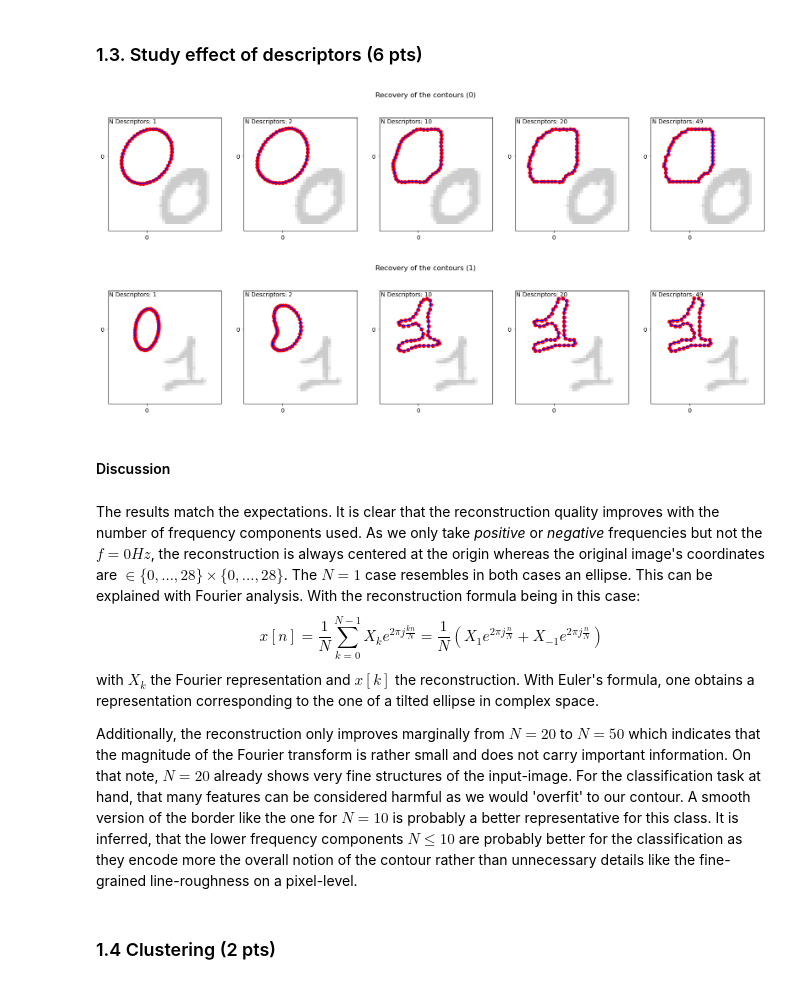
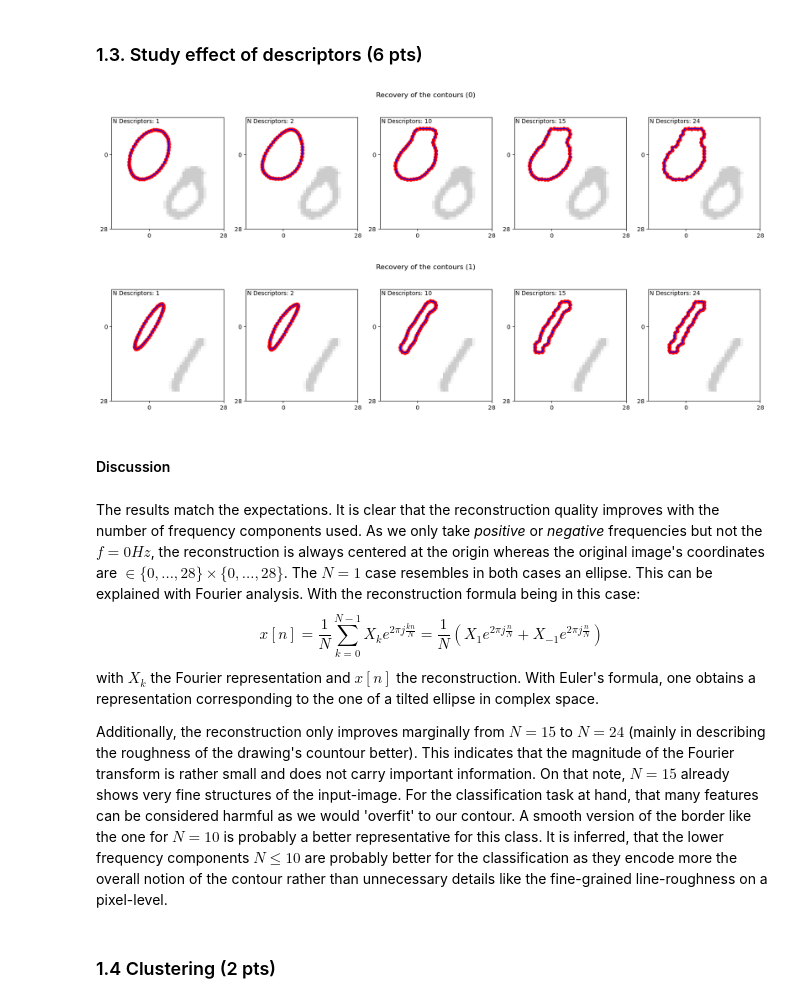
Before and after one commit to beckersven/iapr, a Jupyter notebook: labs/lab_02_object_description.ipynb, the cells around one changed output. Saved outputs shown, nothing was run; the diff lists cells and outputs as text; code cells hidden in the pictures.

```diff
--- a/labs/lab_02_object_description.ipynb
+++ b/labs/lab_02_object_description.ipynb
@@ -182,25 +191,20 @@ import matplotlib.pyplot as plt
 N = 50 # Random guess
 
 def get_descriptors(img, N=N):
-
-
-
     # Extract contours (on which we will sample the descriptors)
-    contours, hierarchy = cv2.findContours(img, cv2.RETR_CCOMP, cv2.CHAIN_APPROX_NONE)
-
-    # We anted biggest contour ()
+    contours, _ = cv2.findContours(img, cv2.RETR_CCOMP, cv2.CHAIN_APPROX_NONE)
+    # We want biggest contour
     contour = max(contours, key=lambda x: cv2.contourArea(x))
     x = [pt[0][0] for pt in contour]
     y = [pt[0][1] for pt in contour]
-
+    # Close contour
     x.append(x[0])
     y.append(y[0])
-
-
-    #
+    # Enforce equidistance (as points are sometimes diagonal [dist=1.41] and otherwise next [dist=1] to each other)
     distance = np.cumsum(np.sqrt( np.ediff1d(x, to_begin=0)**2 + np.ediff1d(y, to_begin=0)**2 ))
-
     f = interpolate.interp1d(distance, np.array([x,y]),kind="linear")
+    # Sample linearly points on previously defined polygon-contour from start (0) to end (distance[-1])
+    # (sample N+1 points but only keep the first N to 'close the loop' without duplications)
     xnew,ynew = f(np.linspace(0, distance[-1], N+1))
     xnew,ynew = xnew[:-1],ynew[:-1]
     descriptors = []
@@ -209,15 +213,11 @@ def get_descriptors(img, N=N):
     return descriptors
 
 # Check first 10 descriptors of a test image (just to check that your pipeline works well)
-
-
-desc = np.array(get_descriptors(scaled_images_ones[0], N))[:]
-# for i in range(10):
-#     print(np.abs(desc[i] - desc[i+1]))
+desc = np.array(get_descriptors(ones[0], N))[:10]
 ax = plt.gca()
 ax.set_aspect('equal', adjustable='box')
 plt.axis("off")
 plt.scatter(desc.real, desc.imag, color="r")
-plt.imshow(scaled_images_ones[0], alpha=0.5, cmap="binary")
+plt.imshow(ones[0], alpha=0.5, cmap="binary")
 # %% [output]
 <matplotlib.image.AxesImage at 0x...>
@@ -230,10 +231,10 @@ TODO
 ### 1.3. Study effect of descriptors (6 pts)
 # %%
 # Define increasing set sizes of the descriptors. You can also change these numbers.
-descr_set_sizes = [1, 2, 10, 20, 49]
+descr_set_sizes = [1, 2, 10, 15, 24]
 
 # Define images for which you will show the recovery. You can also change the indexes.
-zero = zeros_im[5]
-one = ones_im[5]
+zero = zeros_im[0]
+one = ones_im[0]
 # %%
 from scipy.fft import fft, fftfreq, ifft
@@ -274,47 +276,47 @@ for i in range(0,  5):
     axes[i].set_xlim(-14,27)
     axes[i].set_ylim(-14,27)
     axes[i].invert_yaxis()
-    axes[i].set_xticks([0])
-    axes[i].set_yticks([0])
+    axes[i].set_xticks([0,28])
+    axes[i].set_yticks([0,28])
     axes[i].text(.01, .99, 'N Descriptors: {}'.format(descr_set_sizes[i]), ha='left', va='top', transform=axes[i].transAxes)
     axes[i].imshow(zero, alpha=0.2, cmap="binary")
 
 
 
 
 fig.suptitle("Recovery of the contours (0)")
 fig, axes = plt.subplots(1, 5, figsize=(20, 4))
 # Plot recovery for a one image
 for i in range(0,  5):
      # TODO
     axes[i].scatter(one_desc_recovered[i].real, one_desc_recovered[i].imag, color="r")
     axes[i].plot(one_desc_recovered[i].real, one_desc_recovered[i].imag, '-b')
     axes[i].set_aspect('equal')
     axes[i].set_xlim(-14,27)
     axes[i].set_ylim(-14,27)
     axes[i].invert_yaxis()
-    axes[i].set_xticks([0])
-    axes[i].set_yticks([0])
+    axes[i].set_xticks([0,28])
+    axes[i].set_yticks([0,28])
     axes[i].text(.01, .99, 'N Descriptors: {}'.format(descr_set_sizes[i]), ha='left', va='top', transform=axes[i].transAxes)
     axes[i].imshow(one, alpha=0.2, cmap="binary")
 
 
 
 
 
 
 fig.suptitle("Recovery of the contours (1)")
 plt.show()
 # %% [output]
-[figure, old version]
+[figure, new version]
-[figure, old version]
+[figure, new version]
 # %% [markdown]
 #### Discussion
 # %% [markdown]
 The results match the expectations. It is clear that the reconstruction quality improves with the number of frequency components used. As we only take *positive* or *negative* frequencies but not the $f=0Hz$, the reconstruction is always centered at the origin whereas the original image's coordinates are $\in\{0,...,28\}\times \{0,...,28\}$. The $N=1$ case resembles in both cases an ellipse. This can be explained with Fourier analysis. With the reconstruction formula being in this case: $$x[n]=\frac{1}{N}\sum_{k=0}^{N-1} X_k e^{2\pi j \frac{kn}{N}}=\frac{1}{N}\left(X_1 e^{2\pi j \frac{n}{N}} + X_{-1} e^{2\pi j \frac{n}{N}} \right)$$
-with $X_k$ the Fourier representation and $x[k]$ the reconstruction. With Euler's formula, one obtains a representation corresponding to the one of a tilted ellipse in complex space.
+with $X_k$ the Fourier representation and $x[n]$ the reconstruction. With Euler's formula, one obtains a representation corresponding to the one of a tilted ellipse in complex space.
 
-Additionally, the reconstruction only improves marginally from $N=20$ to $N=50$ which indicates that the magnitude of the Fourier transform is rather small and does not carry important information. On that note, $N=20$ already shows very fine structures of the input-image. For the classification task at hand, that many features can be considered harmful as we would 'overfit' to our contour. A smooth version of the border like the one for $N=10$ is probably a better representative for this class. It is inferred, that the lower frequency components $N\le10$ are probably better for the classification as they encode more the overall notion of the contour rather than unnecessary details like the fine-grained line-roughness on a pixel-level.
+Additionally, the reconstruction only improves marginally from $N=15$ to $N=24$ (mainly in describing the roughness of the drawing's countour better). This indicates that the magnitude of the Fourier transform is rather small and does not carry important information. On that note, $N=15$ already shows very fine structures of the input-image. For the classification task at hand, that many features can be considered harmful as we would 'overfit' to our contour. A smooth version of the border like the one for $N=10$ is probably a better representative for this class. It is inferred, that the lower frequency components $N\le10$ are probably better for the classification as they encode more the overall notion of the contour rather than unnecessary details like the fine-grained line-roughness on a pixel-level.
 # %% [markdown]
 ### 1.4 Clustering (2 pts)
 # %%
```
Also changed, not shown: parts of 13 cells of this notebook.
